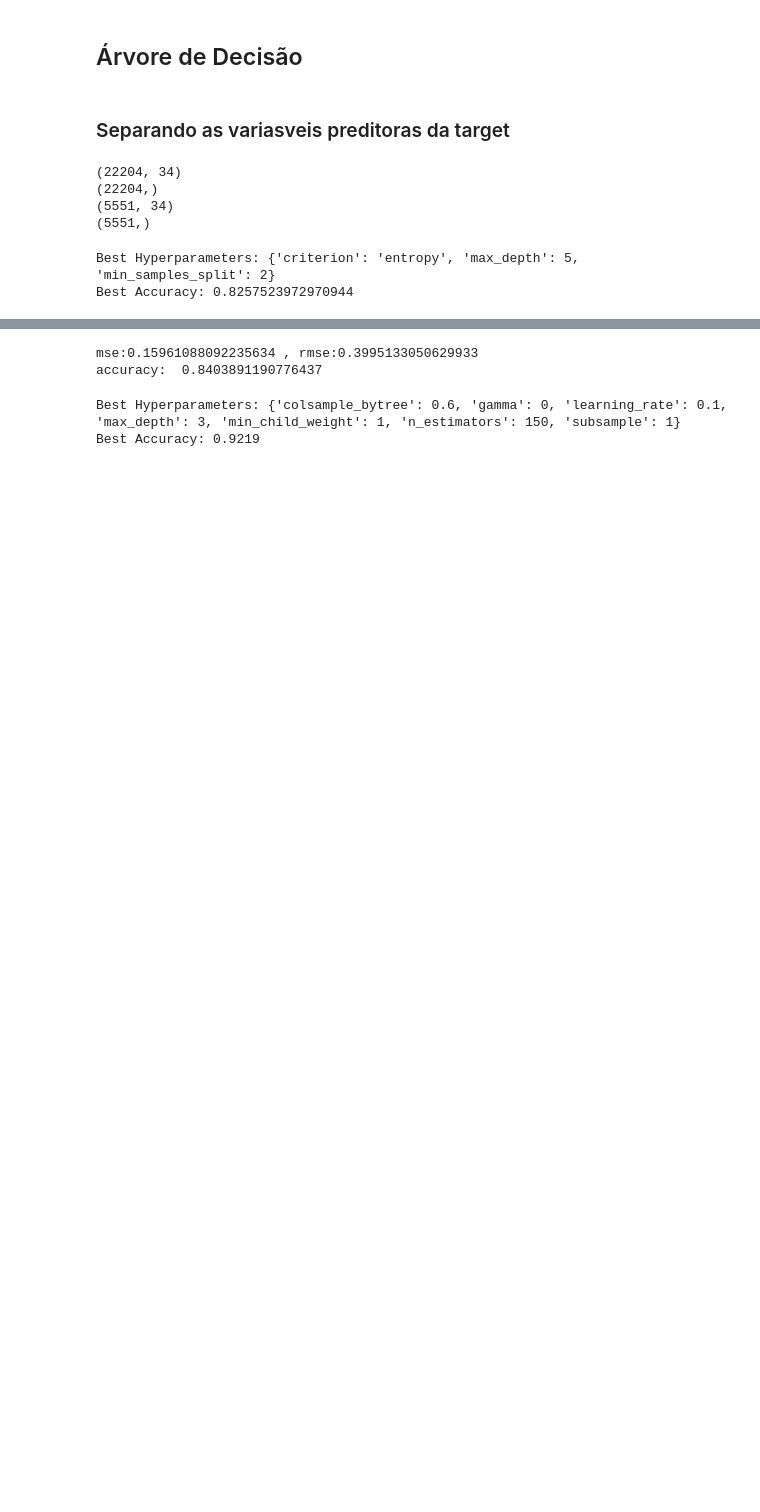
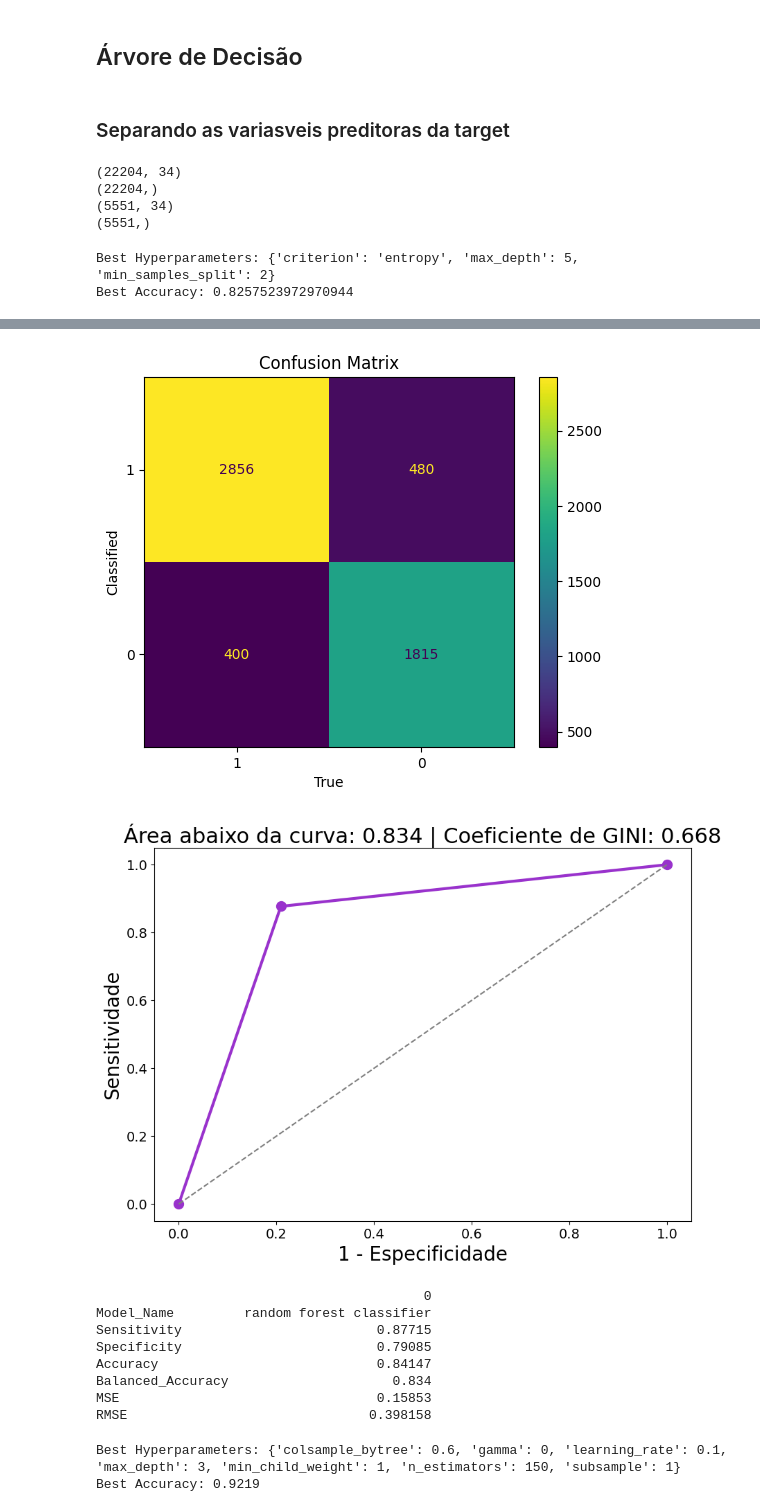
Before and after one commit to gribeiros/depression-dataset, a Jupyter notebook: notebook/drepession-dataset.ipynb, the cells around one changed output, grey strips where cells are left out. Saved outputs shown, nothing was run; the diff lists cells and outputs as text; code cells hidden in the pictures; blank space fills up the shorter version.

```diff
--- a/notebook/drepession-dataset.ipynb
+++ b/notebook/drepession-dataset.ipynb
@@ -769,14 +765,19 @@ Best Accuracy: 0.8423260425478395
-# %%
-rf = grid_rf.best_estimator_
-
-y_pred = rf.predict(X_test)
-mse = mean_squared_error(y_test, y_pred)
-
-print(f'mse:{mse} , rmse:{np.sqrt(mse)}')
-print('accuracy: ', accuracy_score(y_test, y_pred))
-# %% [output]
-mse:0.15961088092235634 , rmse:0.3995133050629933
-accuracy:  0.8403891190776437
+# %%
+rf = grid_rf.best_estimator_
+predict = rf.predict(X_test)
+models_statistics(model_name='random forest classifier',
+                  observated=y_test, predicts=predict)
+# %% [output]
+[figure, added]
+[figure, added]
+                                          0
+Model_Name         random forest classifier
+Sensitivity                         0.87715
+Specificity                         0.79085
+Accuracy                            0.84147
+Balanced_Accuracy                     0.834
+MSE                                 0.15853
+RMSE                               0.398158
 # %%
 param_grid = {
     'n_estimators': [50, 100, 150],
```
Also changed, not shown: parts of 19 cells of this notebook.
